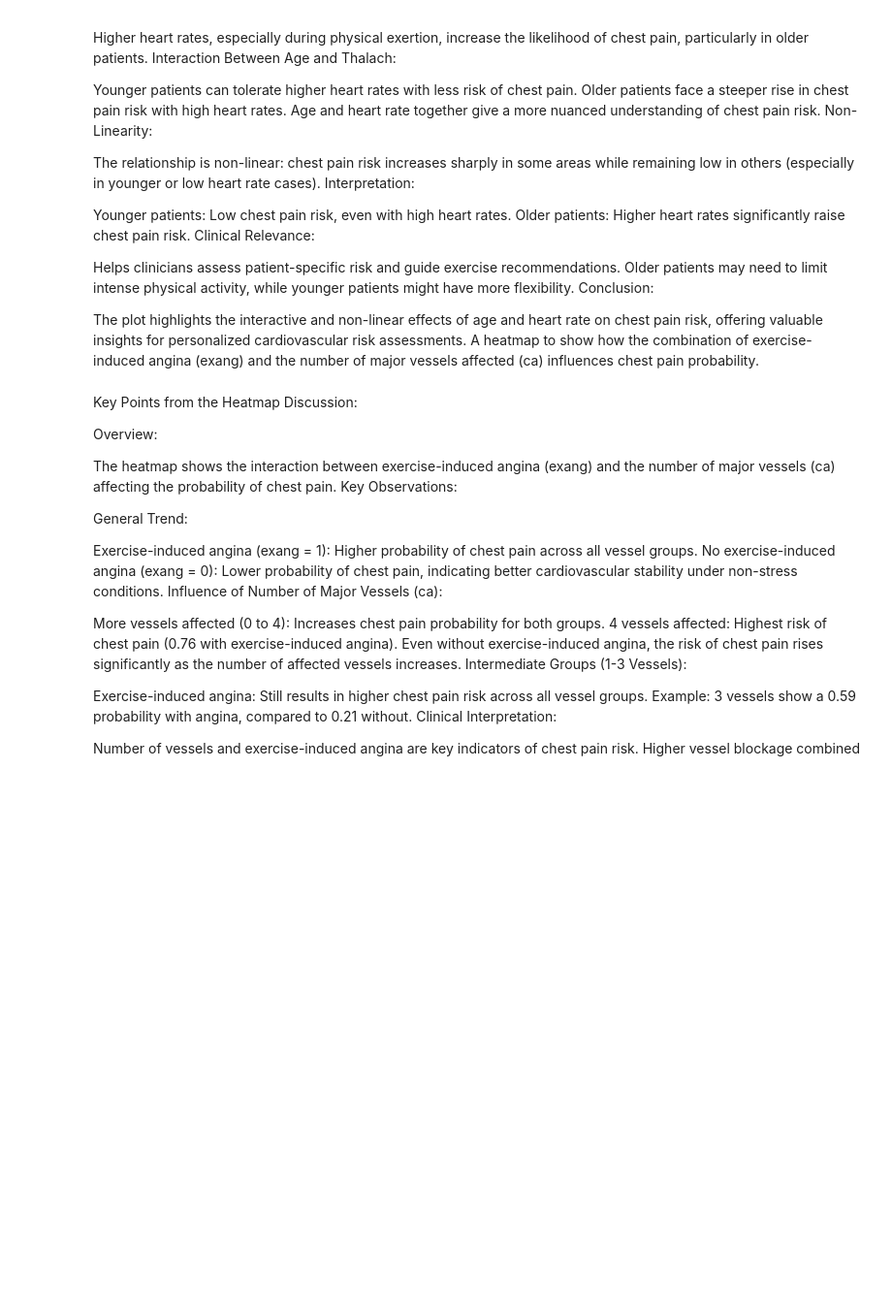
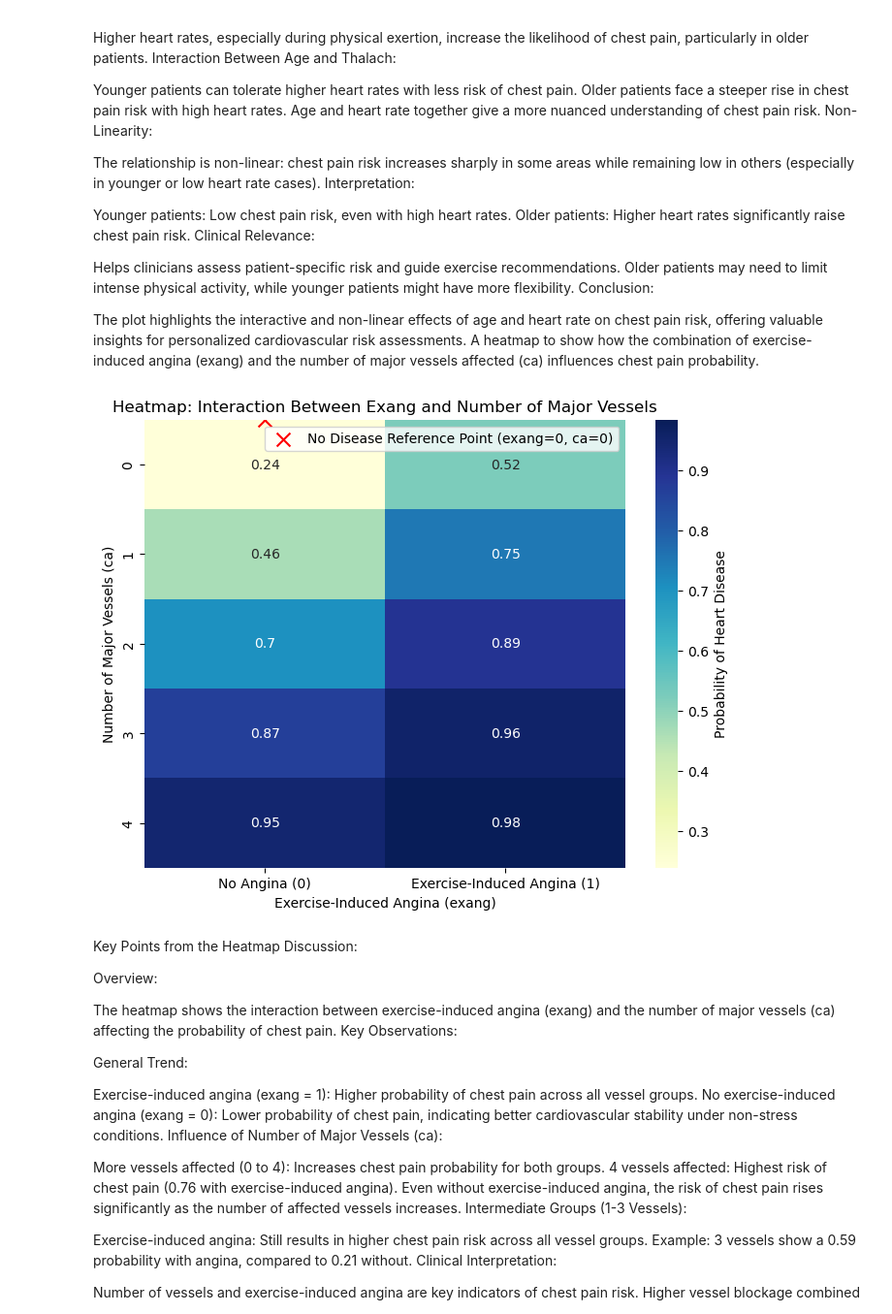
Before and after one commit to dallen91801/Heart-Disease-Analysis, a Jupyter notebook: Final_notebook_team1.ipynb, the cells around one changed output. Shown at 97% size. Drawn from its saved outputs; the diff is of its cells as text; code cells hidden in the pictures; blank space fills up the shorter version.

```diff
--- a/Final_notebook_team1.ipynb
+++ b/Final_notebook_team1.ipynb
@@ -450,47 +581,51 @@ import seaborn as sns
 import matplotlib.pyplot as plt
 import numpy as np
 import pandas as pd
+from sklearn.linear_model import LogisticRegression
+from sklearn.model_selection import train_test_split
 
 # Load the dataset
 data = heart_disease_df
 
+# Define features and target variable
+X = data[['age', 'thalach', 'exang', 'ca']]  # Use relevant features
+y = data['target']  # Assuming 'target' is the column for heart disease (binary outcome)
+# Split the data into training and testing sets
+X_train, X_test, y_train, y_test = train_test_split(X, y, test_size=0.3, random_state=42)
+# Initialize and fit the logistic regression model
+logreg = LogisticRegression()
+logreg.fit(X_train, y_train)
 # Create a grid of exang and ca values
 exang_vals = [0, 1]  # Binary variable for exercise-induced angina
 ca_vals = np.arange(0, 5, 1)  # Number of major vessels can range from 0 to 4
 exang_grid, ca_grid = np.meshgrid(exang_vals, ca_vals)
-
 # Create a DataFrame for the grid of exang and ca values, keeping other features constant
 grid_df = pd.DataFrame({
     'age': np.full_like(exang_grid.ravel(), data['age'].mean()),  # age = mean value as an example
     'thalach': np.full_like(exang_grid.ravel(), data['thalach'].mean()),  # thalach = mean value
     'exang': exang_grid.ravel(),
     'ca': ca_grid.ravel()
 })
-
-# Predict the probability of chest pain for each combination of exang and ca
+# Predict the probability of heart disease for each combination of exang and ca
 probs = logreg.predict_proba(grid_df)[:, 1]
-
 # Reshape predictions back to grid shape
 probs_grid = probs.reshape(exang_grid.shape)
-
 # Plot heatmap
 plt.figure(figsize=(8, 6))
 heatmap = sns.heatmap(probs_grid, annot=True, cmap="YlGnBu",
                       xticklabels=['No Angina (0)', 'Exercise-Induced Angina (1)'],
                       yticklabels=ca_vals, cbar_kws={'label': 'Probability of Heart Disease'})
-
 plt.xlabel('Exercise-Induced Angina (exang)')
 plt.ylabel('Number of Major Vessels (ca)')
 plt.title('Heatmap: Interaction Between Exang and Number of Major Vessels')
-
 # Adding reference point of no disease (exang = 0, ca = 0)
 plt.scatter(0.5, 0, color='red', label='No Disease Reference Point (exang=0, ca=0)', s=100, marker='x')
-
 # Add the legend
 plt.legend(loc='upper right')
-
 # Show the plot
 plt.show()
+# %% [output]
+[figure, added]
 # %% [markdown]
 Key Points from the Heatmap Discussion:
 
```
Also changed, not shown: parts of 23 cells of this notebook.
